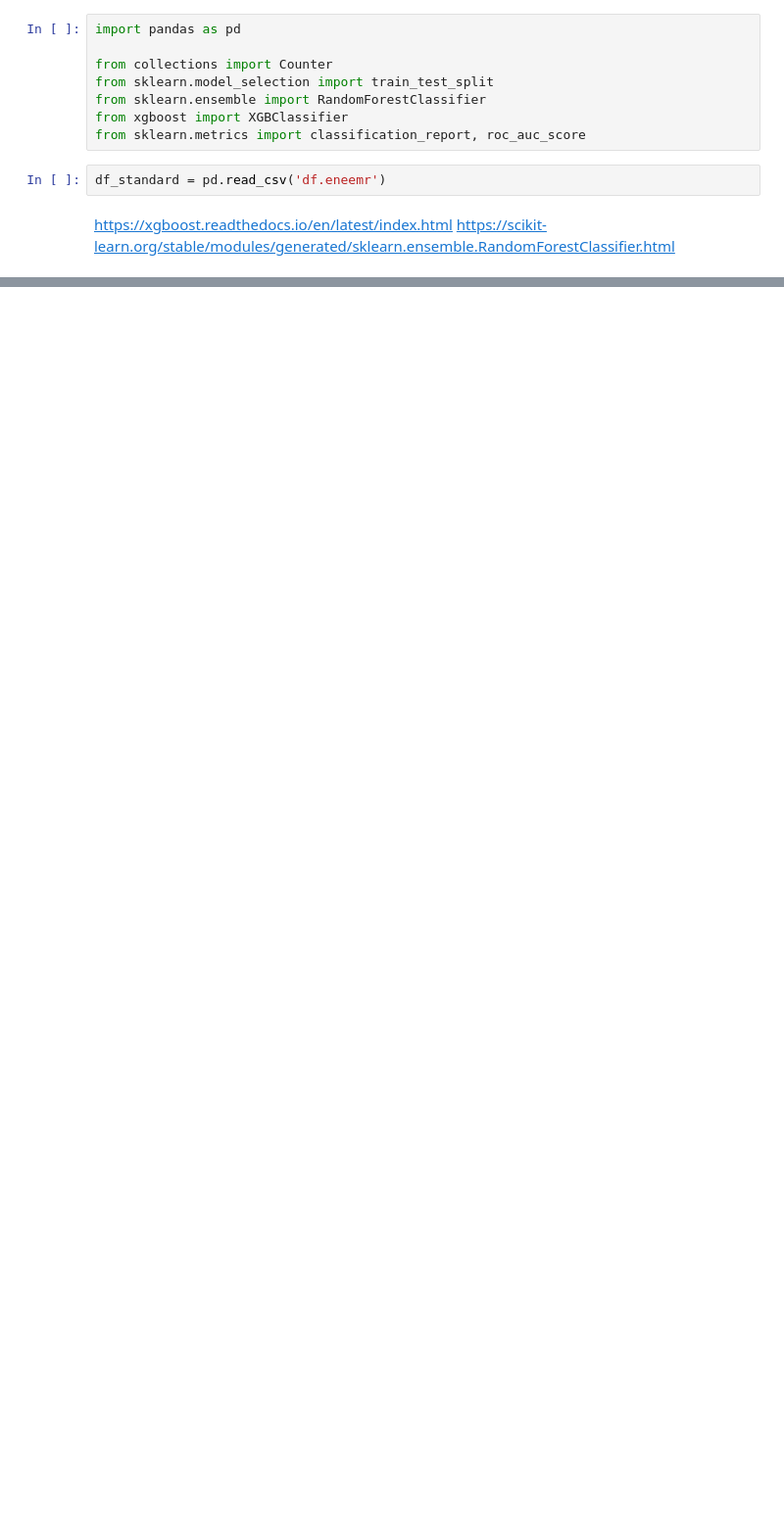
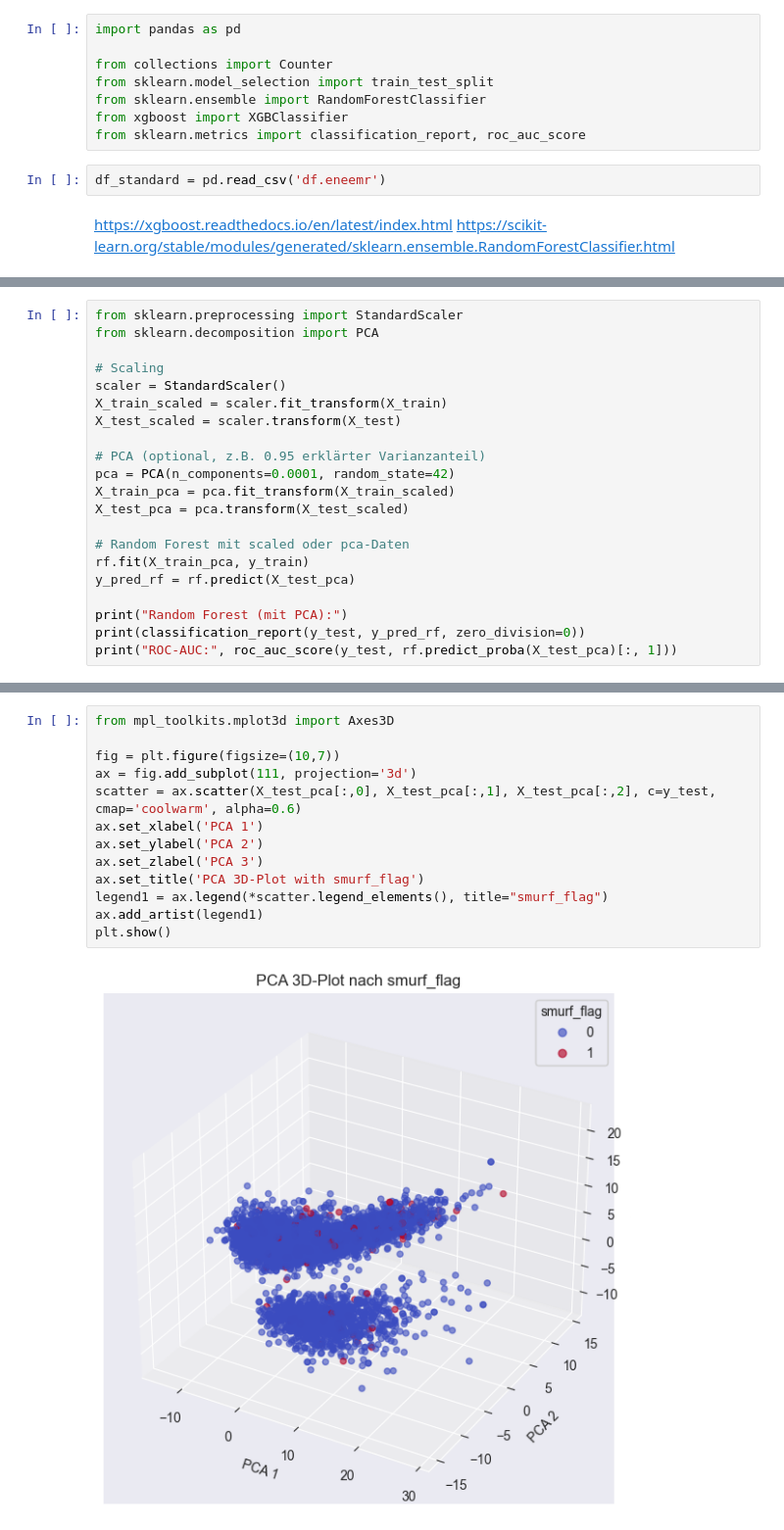
Before and after one commit to EnesSabi/Research_CheatDetection_with_ML, a Jupyter notebook: Models/Model with RandomForest & XGBoost.ipynb, the cells around one changed output, grey strips where cells are left out. Shown at 98% size. Cells and saved outputs as stored; diff of their text form; blank space fills up the shorter version.

```diff
--- a/Models/Model with RandomForest & XGBoost.ipynb
+++ b/Models/Model with RandomForest & XGBoost.ipynb
@@ -62,0 +71,21 @@ Created in <span style='font-weight:600;margin-left:4px;'>Deepnote</span></a>
+# %%
+from sklearn.preprocessing import StandardScaler
+from sklearn.decomposition import PCA
+
+# Scaling
+scaler = StandardScaler()
+X_train_scaled = scaler.fit_transform(X_train)
+X_test_scaled = scaler.transform(X_test)
+
+# PCA (optional, z.B. 0.95 erklärter Varianzanteil)
+pca = PCA(n_components=0.0001, random_state=42)
+X_train_pca = pca.fit_transform(X_train_scaled)
+X_test_pca = pca.transform(X_test_scaled)
+
+# Random Forest mit scaled oder pca-Daten
+rf.fit(X_train_pca, y_train)
+y_pred_rf = rf.predict(X_test_pca)
+
+print("Random Forest (mit PCA):")
+print(classification_report(y_test, y_pred_rf, zero_division=0))
+print("ROC-AUC:", roc_auc_score(y_test, rf.predict_proba(X_test_pca)[:, 1]))
@@ -62,0 +104,15 @@ Created in <span style='font-weight:600;margin-left:4px;'>Deepnote</span></a>
+# %%
+from mpl_toolkits.mplot3d import Axes3D
+
+fig = plt.figure(figsize=(10,7))
+ax = fig.add_subplot(111, projection='3d')
+scatter = ax.scatter(X_test_pca[:,0], X_test_pca[:,1], X_test_pca[:,2], c=y_test, cmap='coolwarm', alpha=0.6)
+ax.set_xlabel('PCA 1')
+ax.set_ylabel('PCA 2')
+ax.set_zlabel('PCA 3')
+ax.set_title('PCA 3D-Plot with smurf_flag')
+legend1 = ax.legend(*scatter.legend_elements(), title="smurf_flag")
+ax.add_artist(legend1)
+plt.show()
+# %% [output]
+[figure, added]
```
Also changed, not shown: parts of 4 cells of this notebook, 11 other files.
